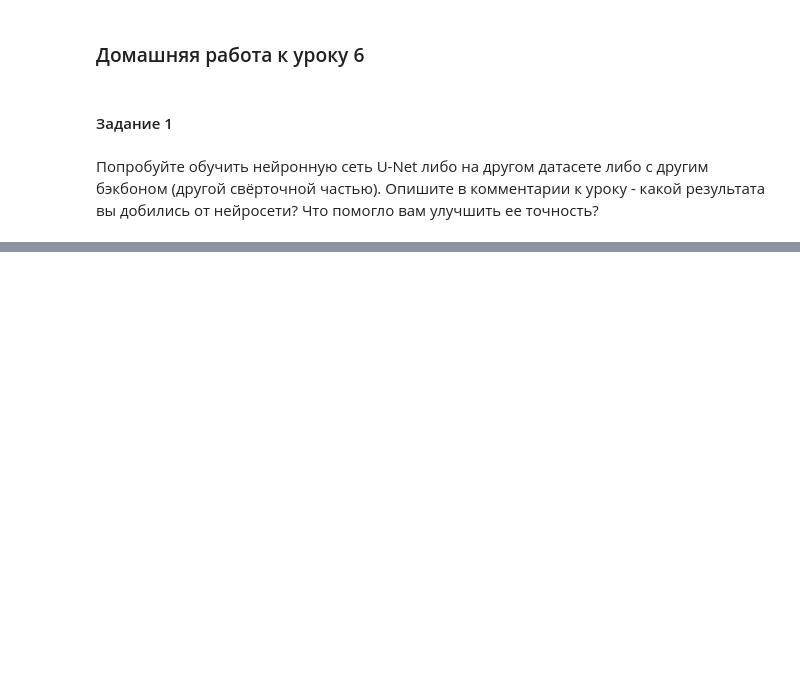
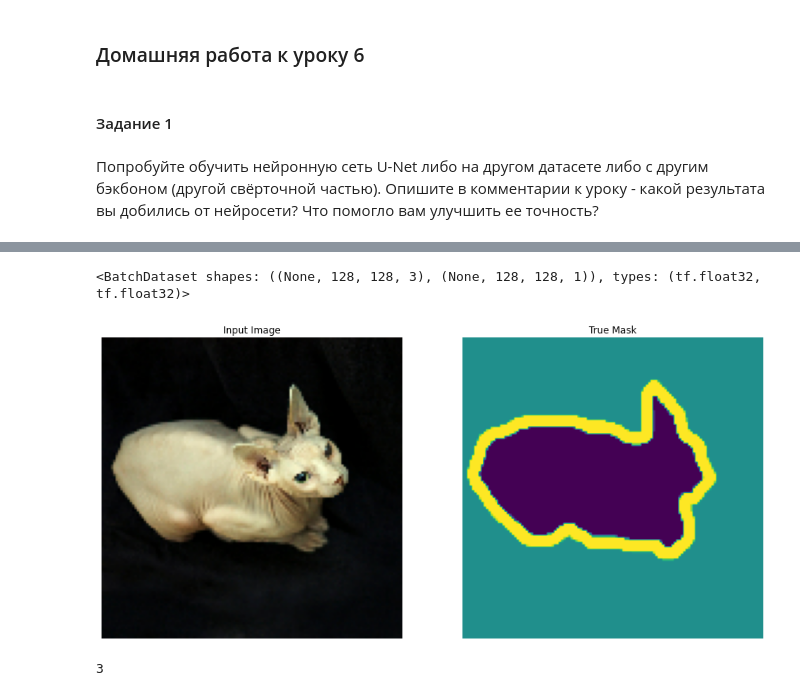
Before and after one commit to superbe/IntroductionNeuralNetworks, a Jupyter notebook: Lesson 6.ipynb, the cells around one changed output, grey strips where cells are left out. Drawn from its saved outputs; the diff is of its cells as text; code cells hidden in the pictures; blank space fills up the shorter version.

```diff
--- a/Lesson 6.ipynb
+++ b/Lesson 6.ipynb
@@ -86,8 +148,3 @@ class DisplayCallback(tf.keras.callbacks.Callback):
 #### Задание 1
 # %% [markdown]
 Попробуйте обучить нейронную сеть U-Net либо на другом датасете либо с другим бэкбоном (другой свёрточной частью). Опишите в комментарии к уроку - какой результата вы добились от нейросети? Что помогло вам улучшить ее точность?
-# %%
-(raw_train, raw_val, raw_test), metadata = tfds.load('tf_flowers',
-                                                     split=['train[:80%]', 'train[80%:90%]', 'train[90%:]'],
-                                                     with_info=True)
-fig = tfds.show_examples(dataset, info)
@@ -115,0 +153,2 @@ test = raw_test.map(resize_normalize)
+# %%
+dataset, info = tfds.load('oxford_iiit_pet:3.*.*', with_info=True)
@@ -116,3 +163,6 @@ test = raw_test.map(resize_normalize)
+# %%
+train = dataset['train'].map(load_image_train, num_parallel_calls=tf.data.experimental.AUTOTUNE)
+test = dataset['test'].map(load_image_test)
 # %%
 train
 # %% [output]
@@ -120,2 +169,0 @@ train
-# %%
-train = train.map(augment)
@@ -136,9 +186,18 @@ train_dataset
+# %%
+test_dataset
+# %% [output]
+<BatchDataset shapes: ((None, 128, 128, 3), (None, 128, 128, 1)), types: (tf.float32, tf.float32)>
 # %%
 for image, mask in train.take(1):
-      sample_image, sample_mask = image, mask
-# display([sample_image, sample_mask])
+  sample_image, sample_mask = image, mask
+display([sample_image, sample_mask])
+# %% [output]
+[figure, added]
 # %%
 OUTPUT_CHANNELS = 3
+OUTPUT_CHANNELS
+# %% [output]
+3
 # %%
 base_model = tf.keras.applications.MobileNetV2(input_shape=[128, 128, 3], include_top=False)
 
```
Also changed, not shown: parts of 59 cells of this notebook.
